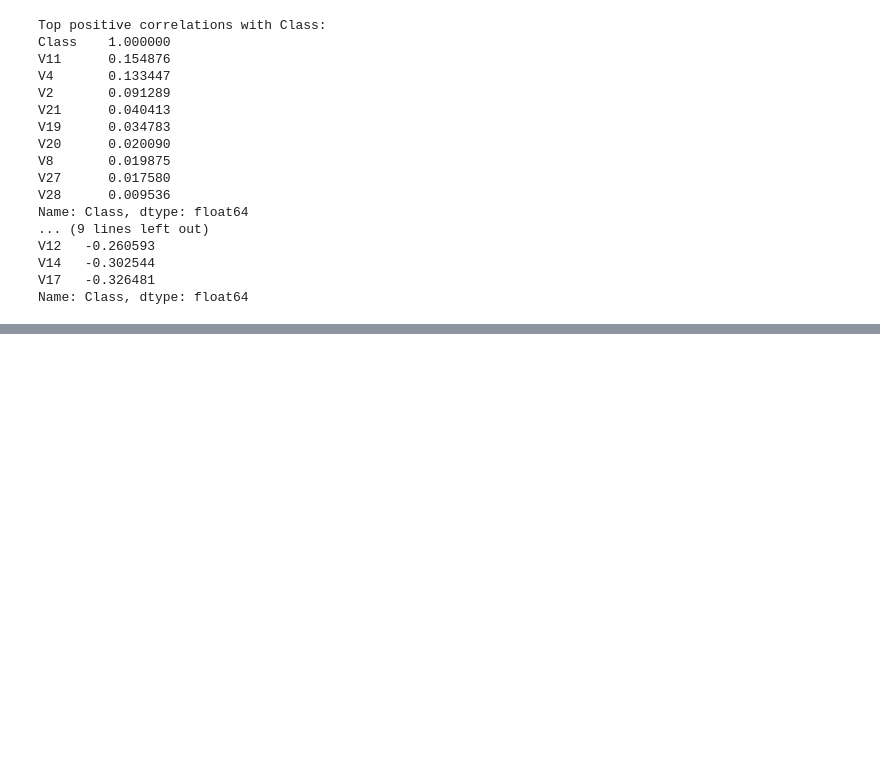
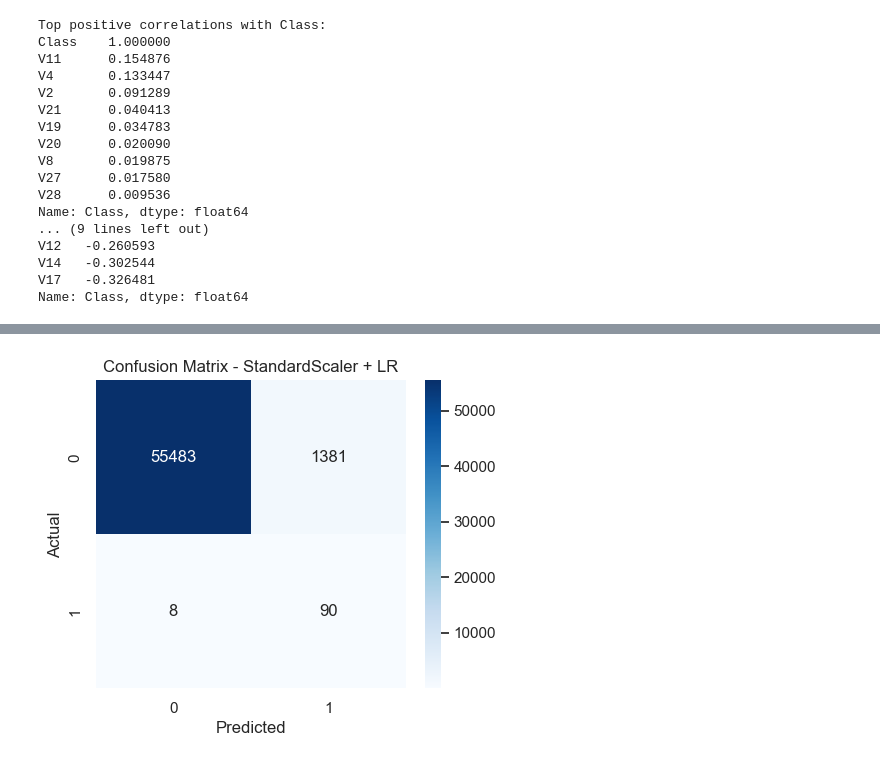
Before and after one commit to dogukaneroglu/Credit-Card-Fraud-Detection, a Jupyter notebook: notebooks/01_eda_template.ipynb, the cells around one changed output, grey strips where cells are left out. Cells and saved outputs as stored; diff of their text form; code cells hidden in the pictures; blank space fills up the shorter version.

Commit message:
feat: complete M2 baseline modeling and threshold tuning

```diff
--- a/notebooks/01_eda_template.ipynb
+++ b/notebooks/01_eda_template.ipynb
@@ -232,0 +232,18 @@ Sonraki adım (M2): Stratified train/test split + baseline Logistic Regression +
+# %%
+from sklearn.model_selection import train_test_split
+
+X = df.drop(columns=["Class"])
+y = df["Class"]
+
+X_train, X_test, y_train, y_test = train_test_split(
+    X,
+    y,
+    test_size=0.2,
+    random_state=42,
+    stratify=y,
+)
+
+print("Train shape:", X_train.shape)
+print("Test shape:", X_test.shape)
+print("Train fraud ratio (%):", round((y_train.mean() * 100), 6))
+print("Test fraud ratio (%):", round((y_test.mean() * 100), 6))
@@ -232,0 +300,6 @@ Sonraki adım (M2): Stratified train/test split + baseline Logistic Regression +
+# %%
+# Hızlı fit (sadece bu adım için)
+standard_pipeline.fit(X_train, y_train)
+robust_pipeline.fit(X_train, y_train)
+
+print("Fit tamamlandı.")
@@ -232,0 +361,7 @@ Sonraki adım (M2): Stratified train/test split + baseline Logistic Regression +
+# %%
+best_model_name = results_df.iloc[0]["model"]
+print("Best model by PR_AUC:", best_model_name)
+
+y_pred_best = predictions[best_model_name]["y_pred"]
+print("\nClassification report (best model):")
+print(classification_report(y_test, y_pred_best, digits=4))
@@ -232,0 +380,14 @@ Sonraki adım (M2): Stratified train/test split + baseline Logistic Regression +
+# %%
+import matplotlib.pyplot as plt
+import seaborn as sns
+
+cm = confusion_matrix(y_test, y_pred_best)
+
+plt.figure(figsize=(5, 4))
+sns.heatmap(cm, annot=True, fmt="d", cmap="Blues")
+plt.title(f"Confusion Matrix - {best_model_name}")
+plt.xlabel("Predicted")
+plt.ylabel("Actual")
+plt.show()
+# %% [output]
+[figure, added]
```
Also changed, not shown: parts of 15 cells of this notebook.
